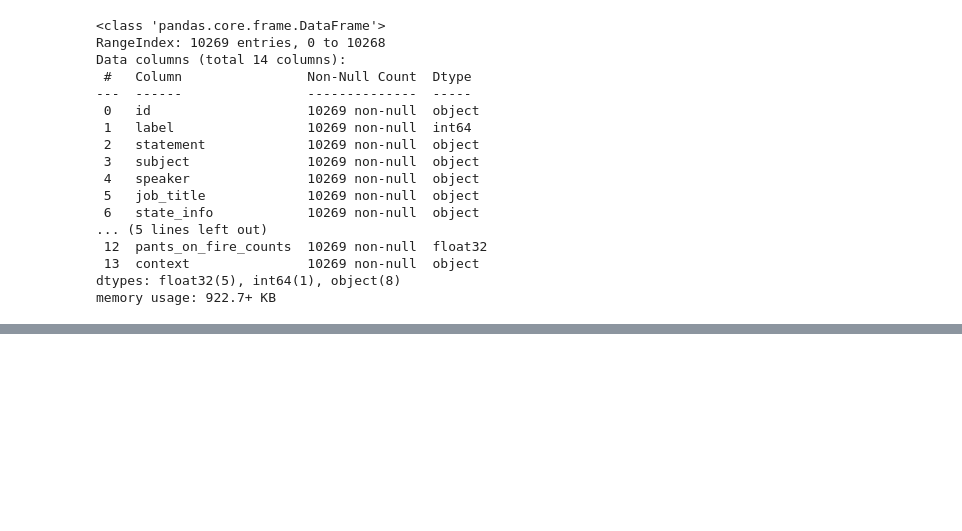
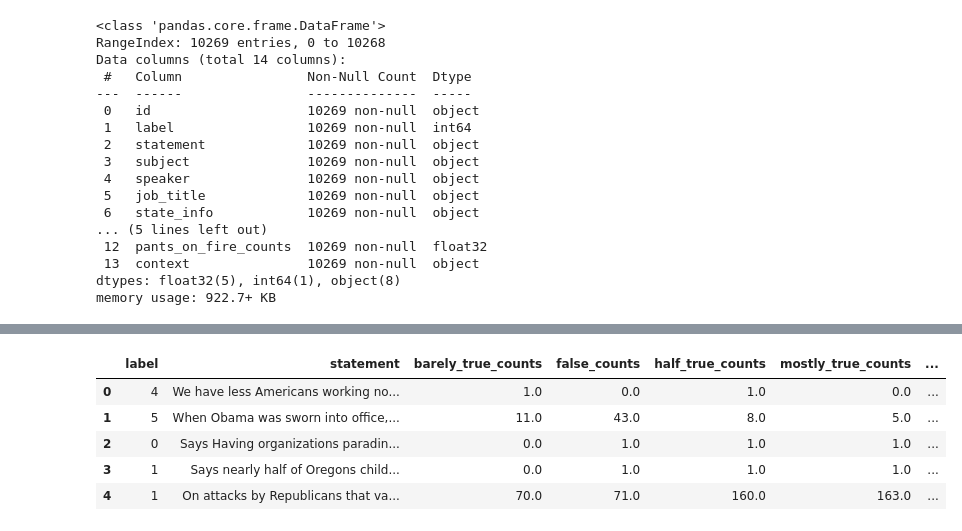
Before and after one commit to mattlundberg/Project-3, a Jupyter notebook: src/Data_testing.ipynb, the cells around one changed output, grey strips where cells are left out. Saved outputs shown, nothing was run; the diff lists cells and outputs as text; code cells hidden in the pictures; blank space fills up the shorter version.

```diff
--- a/src/Data_testing.ipynb
+++ b/src/Data_testing.ipynb
@@ -78,0 +164,10 @@ memory usage: 280.9+ KB
+# %%
+ds_validation_clean = ds_validation[['label', 'statement', 'barely_true_counts', 'false_counts', 'half_true_counts', 'mostly_true_counts', 'pants_on_fire_counts']]
+ds_validation_clean.head()
+# %% [output]
+|  | label | statement | barely_true_counts | false_counts | half_true_counts | mostly_true_counts | ... |
+| 0 | 4 | We have less Americans working no... | 1.0 | 0.0 | 1.0 | 0.0 | ... |
+| 1 | 5 | When Obama was sworn into office,... | 11.0 | 43.0 | 8.0 | 5.0 | ... |
+| 2 | 0 | Says Having organizations paradin... | 0.0 | 1.0 | 1.0 | 1.0 | ... |
+| 3 | 1 | Says nearly half of Oregons child... | 0.0 | 1.0 | 1.0 | 1.0 | ... |
+| 4 | 1 | On attacks by Republicans that va... | 70.0 | 71.0 | 160.0 | 163.0 | ... |
```
Also changed, not shown: parts of 9 cells of this notebook.
